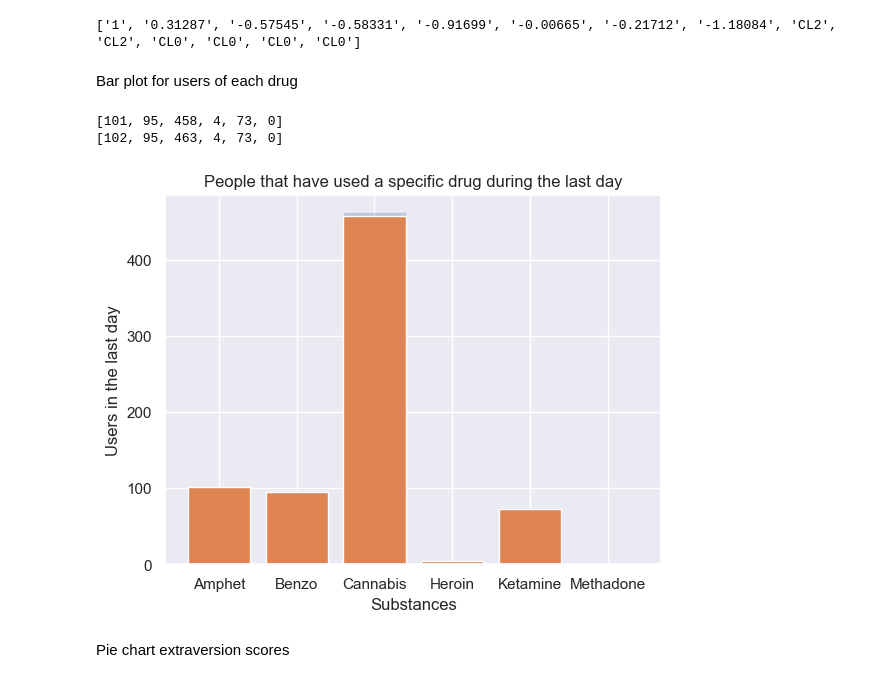
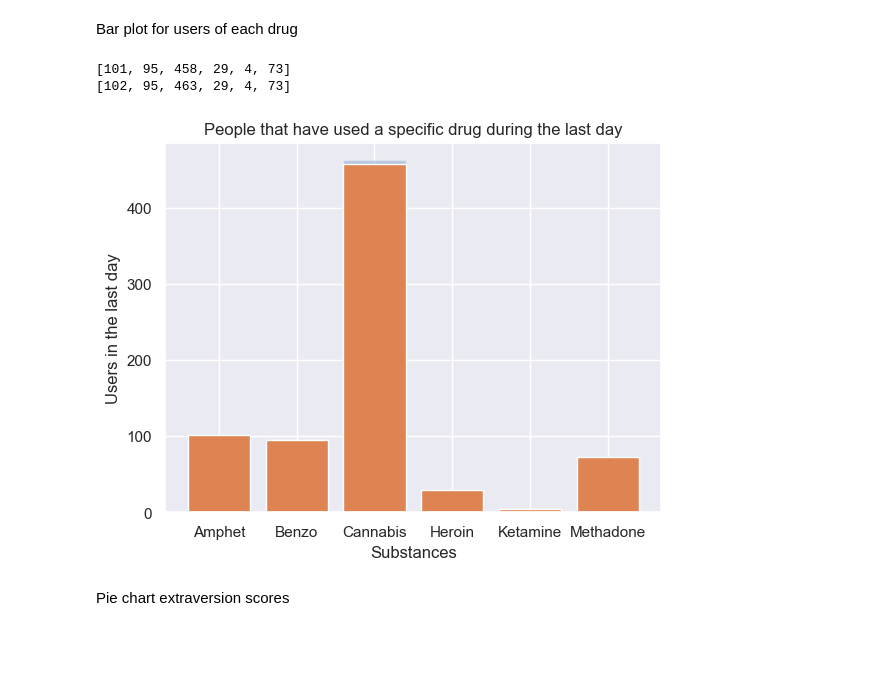
Before and after one commit to Bas-Korver/xai-project, a Jupyter notebook: main.ipynb, the cells around one changed output. Drawn from its saved outputs; the diff is of its cells as text; code cells hidden in the pictures; blank space fills up the shorter version.

```diff
--- a/main.ipynb
+++ b/main.ipynb
@@ -3,6 +5,15 @@ Reading dataset and dropping columns
 # %%
 import csv
+# Dictionary of scores with mean, standard deviation, minimum, and maximum values for traits
+scores = {'Nscore': (0.00004, 0.99808, -3.46436, 3.27393),
+          'Escore': (0.00016, 0.99745, -3.27393, 3.27393),
+          'Oscore': (-0.00053, 0.99623, -3.27393, 2.90161),
+          'Ascore': (-0.00024, 0.99744, -3.46436, 3.46436),
+          'Cscore': (-0.00039, 0.99752, -3.46436, 3.46436),
+          'Impulsiveness': (0.00721, 0.95446, -2.55524, 2.90161),
+          'Sens_seeking': (-0.00329, 0.96370, -2.07848, 1.92173)}
 
+scores_indexed = enumerate(scores)
 
 # Function to read  dataset
 def read_text_dataset(file_path):
@@ -23,10 +34,48 @@ def write_to_file(dataset, output_file):
 def drop_columns(dataset):
     for row in dataset:
         for column_index in sorted(
-            [1, 2, 3, 4, 5, 13, 15, 17, 19, 20, 21, 22, 23, 25, 26, 28, 29, 31],
+            [1, 2, 3, 4, 5, 13, 15, 17, 19, 20, 21, 22, 25, 26, 28, 29, 31],
             reverse=True,
         ):
             del row[column_index]
+
+#binary values for
+def binary_variables_drug_use(dataset):
+    for row in dataset:
+        for i in range(8,14):
+            #consider weekly heroin users as at risk of addiction
+            if i==11 and row[i] == 'CL5':
+                row[11] = 1
+            #daily users
+            elif row[i] == 'CL6':
+                row[i] = 1
+            else:
+                row[i] = 0
+
+        # flag all the people that claim to have used the fictional drug
+        if row[14] != 'CL0':
+            row[14] = 1
+        else:
+            row[14] = 0
+
+def binary_variables_traits(dataset):
+    for row in dataset:
+        for idx, (key, value) in enumerate(scores.items()):
+            mean =  value[0]
+            stand_dev = value[1]
+
+            # all the high scores are the ones above mean + sd
+            if float (row[idx+1]) > mean + stand_dev:
+            # medium scores are the ones in the range mean+- sd
+                row[idx+1] = 1
+            elif float (row[idx+1]) < mean + stand_dev and float (row[idx+1]) > mean - stand_dev:
+                row[idx+1] = 0
+            # low scores are the ones in the below mean + sd
+            else:
+               row[idx+1] = -1
+
+
+
 
 
 # Input text dataset file path
@@ -37,14 +86,20 @@ output_csv_path = "drug_consuption_2.txt"
 
 # Read text dataset
 dataset = read_text_dataset(input_file_path)
+
+#drop columns that are not used
 drop_columns(dataset)
+
+# for converting drug use to 0 not risk of addiction 1 risk of addiction
+binary_variables_drug_use(dataset)
+
+
+# for converting traits in -1 low score, 0 medium score, 1 high score
+#binary_variables_traits(dataset)
+
 # Write dataset in a new file
 write_to_file(dataset, output_csv_path)
 dataset_new = read_text_dataset("drug_consuption_2.txt")
-
-print(dataset[0])
-# %% [output]
-['1', '0.31287', '-0.57545', '-0.58331', '-0.91699', '-0.00665', '-0.21712', '-1.18084', 'CL2', 'CL2', 'CL0', 'CL0', 'CL0', 'CL0']
 # %% [markdown]
 Bar plot for users of each drug
 # %%
@@ -70,43 +125,49 @@ bar_positions = np.arange(num_categories)
 diff = {}
 for row in dataset_new:
     for i in range(8, 14):
-        if row[i] == "CL6" and row[13] == "CL0":
+        #daily users who do not claim to have used the fictional drug
+        if row[i] == '1' and row[14] != '1':
             variables[i - 8] += 1
             variables_overclaiming[i - 8] += 1
 
-        elif row[i] == "CL6":
+
+        # users who claims to have used the fictional drug
+        elif row[i] == '1' and row[14] == '1':
             variables_overclaiming[i - 8] += 1
+
+
+
 
 
 print(variables)
 print(variables_overclaiming)
 
 
 plt.bar(
     bar_positions,
     variables_overclaiming,
     alpha=0.3,
 )
 
 
 plt.bar(
     bar_positions,
     variables,
     alpha=1.0,
 )
 
 plt.xticks(ticks=range(len(categories)), labels=categories)
 
 
 plt.xlabel("Substances")
 plt.ylabel("Users in the last day")
 plt.title("People that have used a specific drug during the last day")
 
 plt.show()
 # %% [output]
-[101, 95, 458, 4, 73, 0]
-[102, 95, 463, 4, 73, 0]
+[101, 95, 458, 29, 4, 73]
+[102, 95, 463, 29, 4, 73]
-[figure, old version]
+[figure, new version]
 # %% [markdown]
 Pie chart extraversion scores
 # %%
```
Also changed, not shown: parts of 6 cells of this notebook, 1 other file.
